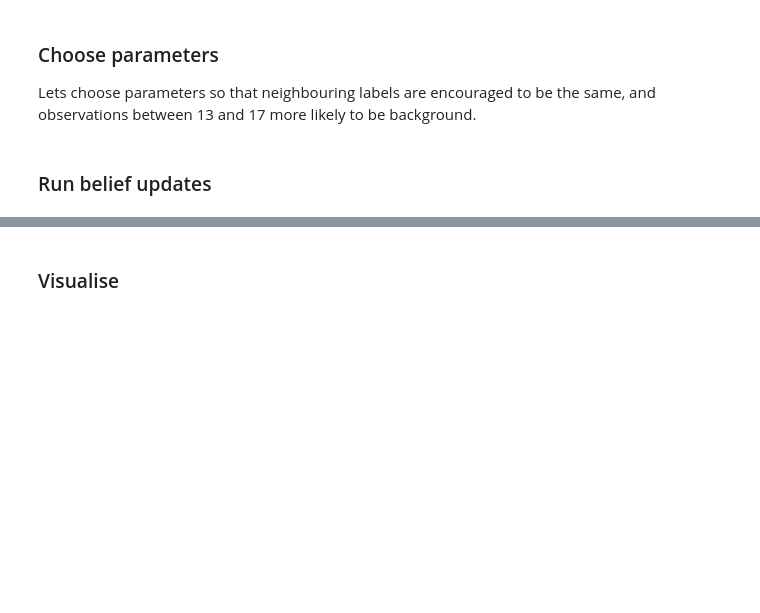
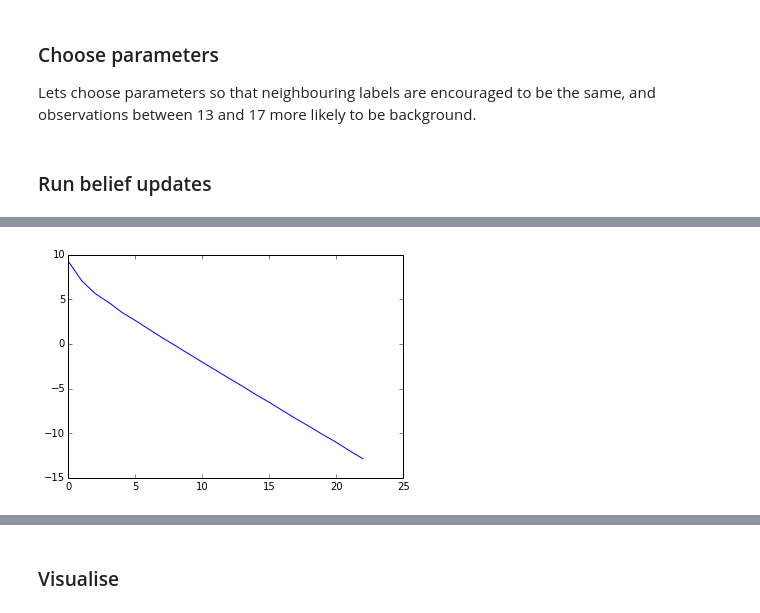
Before and after one commit to dirko/pyugm, a Jupyter notebook: examples/Loopy belief propagation example.ipynb, the cells around one changed output, grey strips where cells are left out. Drawn from its saved outputs; the diff is of its cells as text; code cells hidden in the pictures; blank space fills up the shorter version.

Commit message:
- Return correct iteration delta. - Try different parameters for grid.

```diff
--- a/examples/Loopy belief propagation example.ipynb
+++ b/examples/Loopy belief propagation example.ipynb
@@ -209,9 +209,16 @@ from pyugm.infer import LoopyBeliefUpdateInference
 from pyugm.infer import FloodingProtocol
 
 inference = LoopyBeliefUpdateInference(model)
+var_values = {'label_1_1': [], 'label_10_10': [], 'label_20_20': [], 'label_30_30': [], 'label_40_40': []}
+changes = []
 def reporter(ordering):
-    print ordering.total_iterations, ordering.current_iteration_delta
-order = FloodingProtocol(model, max_iterations=10, callback=reporter)
+    for var in var_values.keys():
+        marginal = model.get_marginals(var)[0].data[0]
+        var_values[var].append(marginal)
+    change = ordering.current_iteration_delta
+    changes.append(change)
+    print ordering.total_iterations, change, marginal
+order = FloodingProtocol(model, max_iterations=22, callback=reporter)
 # %%
 inference.calibrate(update_order=order)
 # %% [output]
@@ -222,0 +243,4 @@ inference.calibrate(update_order=order)
+# %%
+_ = plt.plot([np.log(change) for change in changes])
+# %% [output]
+[figure, added]
```
Also changed, not shown: parts of 10 cells of this notebook, 1 other file.
